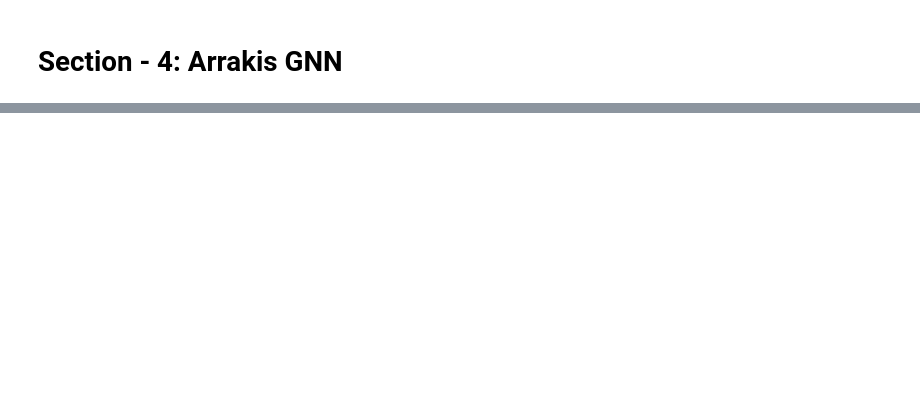
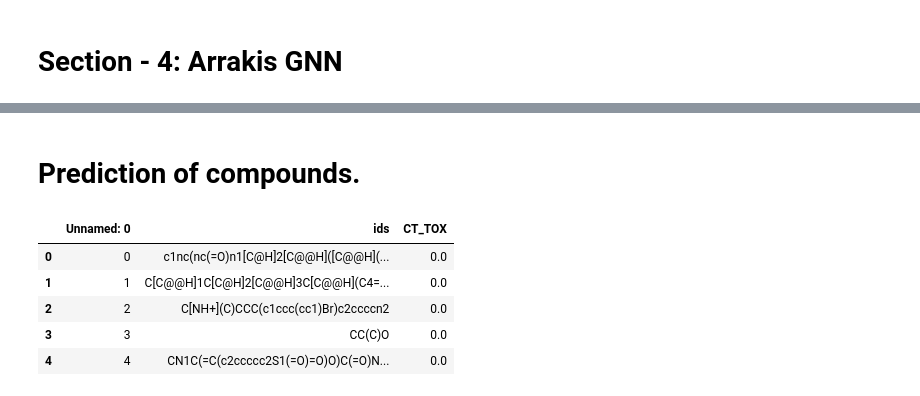
Before and after one commit to pranay8297/deep-learning-projects, a Jupyter notebook: HiGNN_Implementation.ipynb, the cells around one changed output, grey strips where cells are left out. Drawn from its saved outputs; the diff is of its cells as text; code cells hidden in the pictures; blank space fills up the shorter version.

```diff
--- a/HiGNN_Implementation.ipynb
+++ b/HiGNN_Implementation.ipynb
@@ -1225,0 +1819,2 @@ torch.Size([465, 128])
+# %% [markdown]
+# Prediction of compounds.
@@ -1225,0 +1851,11 @@ torch.Size([465, 128])
+# %%
+# Test
+df = pd.read_csv("./chem_datasets/clintox_cleaned.csv")
+df.head()
+# %% [output]
+|  | Unnamed: 0 | ids | CT_TOX |
+| 0 | 0 | c1nc(nc(=O)n1[C@H]2[C@@H]([C@@H](... | 0.0 |
+| 1 | 1 | C[C@@H]1C[C@H]2[C@@H]3C[C@@H](C4=... | 0.0 |
+| 2 | 2 | C[NH+](C)CCC(c1ccc(cc1)Br)c2ccccn2 | 0.0 |
+| 3 | 3 | CC(C)O | 0.0 |
+| 4 | 4 | CN1C(=C(c2ccccc2S1(=O)=O)O)C(=O)N... | 0.0 |
```
Also changed, not shown: parts of 69 cells of this notebook.
